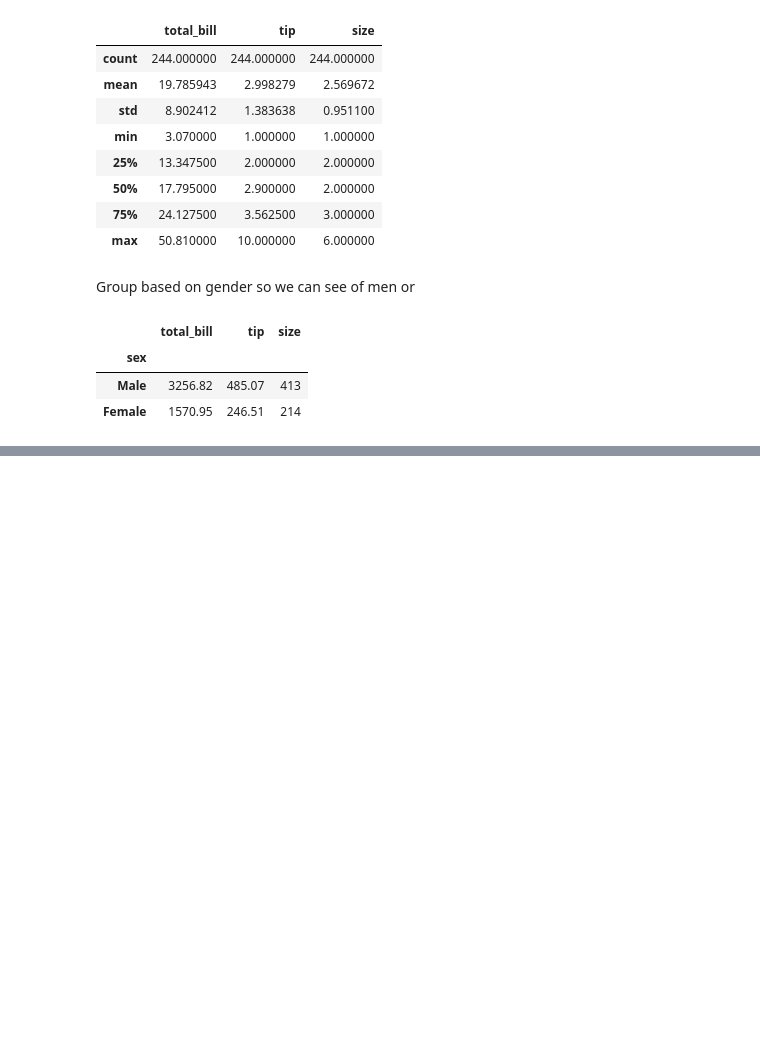
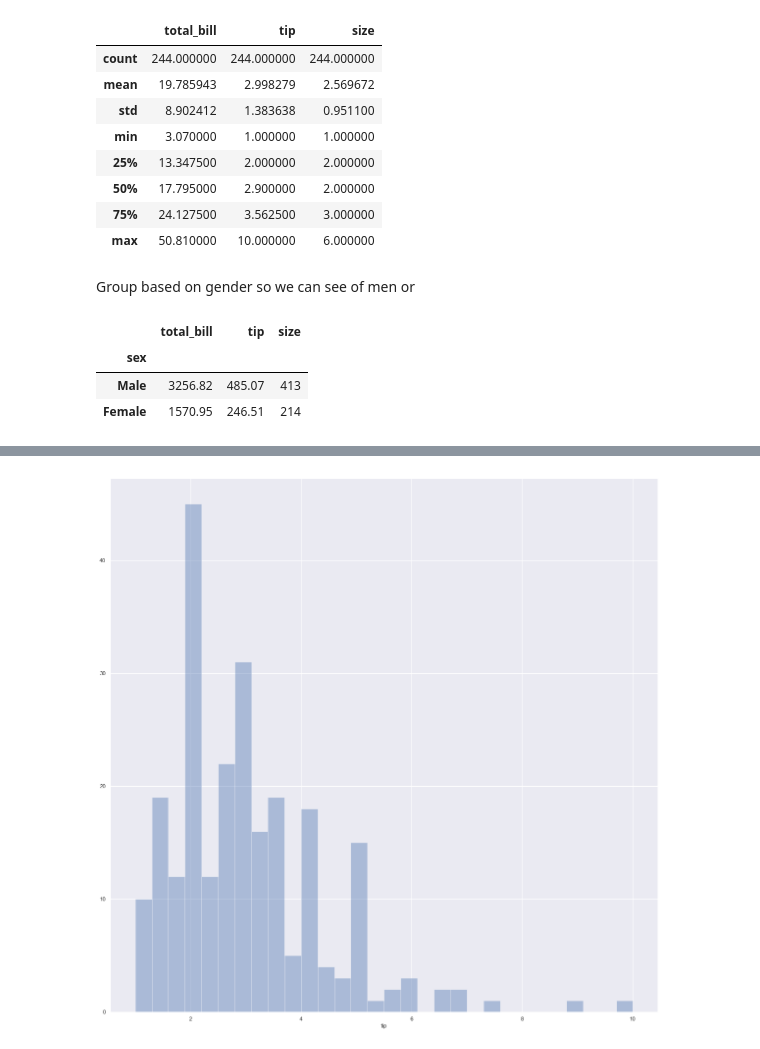
Before and after one commit to richardfeeney7/Fundamentals-Project, a Jupyter notebook: Fundamentals-Project 2019.ipynb, the cells around one changed output, grey strips where cells are left out. Cells and saved outputs as stored; diff of their text form; code cells hidden in the pictures; blank space fills up the shorter version.

```diff
--- a/Fundamentals-Project 2019.ipynb
+++ b/Fundamentals-Project 2019.ipynb
@@ -55,0 +81,7 @@ group.sum()
+# %%
+# Histogram, Bins allow us to view more accurate results. From the Histogram we can see that most tips are between 2 and 4
+
+sns.set(rc={'figure.figsize':(20,20)})
+sns.distplot(tips['tip'], kde=False, bins=30);
+# %% [output]
+[figure, added]
```
Also changed, not shown: parts of 6 cells of this notebook.
